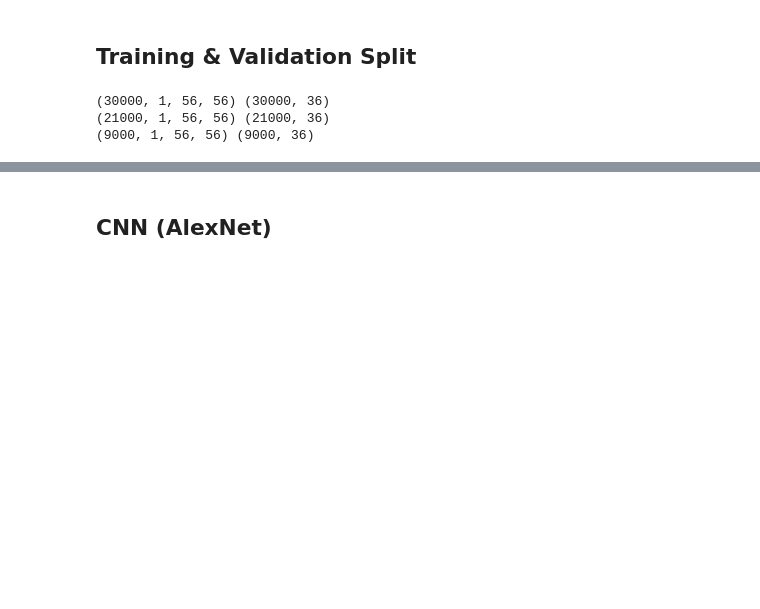
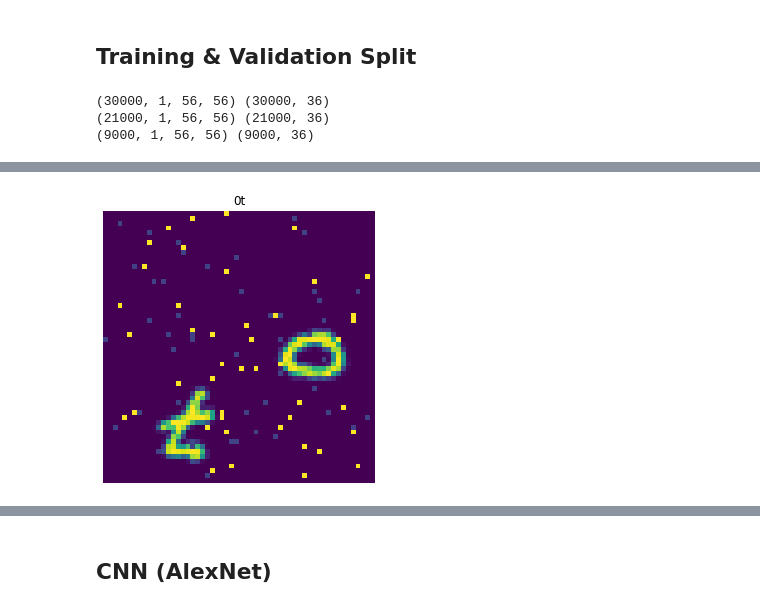
Before and after one commit to felixsimard/comp551-p3, a Jupyter notebook: HassanNet.ipynb, the cells around one changed output, grey strips where cells are left out. Drawn from its saved outputs; the diff is of its cells as text; code cells hidden in the pictures; blank space fills up the shorter version.

```diff
--- a/HassanNet.ipynb
+++ b/HassanNet.ipynb
@@ -42,17 +135,13 @@ cuda:0
 ## Hyperparameters
 # %%
 # Hyper-parameters
-epochs = 10
-batch_size = 64
+epochs = 30
+batch_size = 16
 channels = 1
 classes = 36
-alpha = 0.001
+alpha = 0.007
 beta = 0.9
 gamma = 0.0001
 train_valid_split = 0.3
-
-FLATTEN_IMG_SIZE = 3136
-PRODUCTION = False
-LABELLING = False
 # %% [markdown]
 ## Pickle Data to Numpy NDArray
@@ -114,0 +206,20 @@ print(val_l.shape, val_labels_l.shape)
+# %%
+def ImageTransformer(transforms: list)->None:
+
+  Transform = tv.transforms.Compose(transforms)
+
+  dl = DataLoader(MyDataset(train_l, train_labels_l,
+                  transform=Transform), shuffle=True, batch_size=batch_size)
+
+  figure = plt.figure(figsize=(5,5))
+  sample_idx = torch.randint(len(dl), size=(1,)).item()
+  img = train_l[sample_idx]
+  label = get_label_value(train_labels_l[sample_idx])
+  plt.title(label)
+  plt.axis("off")
+  plt.imshow(img.squeeze())
+# %%
+input = [tv.transforms.RandomHorizontalFlip(p=0.5)]
+ex = ImageTransformer(input)
+# %% [output]
+[figure, added]
```
Also changed, not shown: parts of 35 cells of this notebook.
